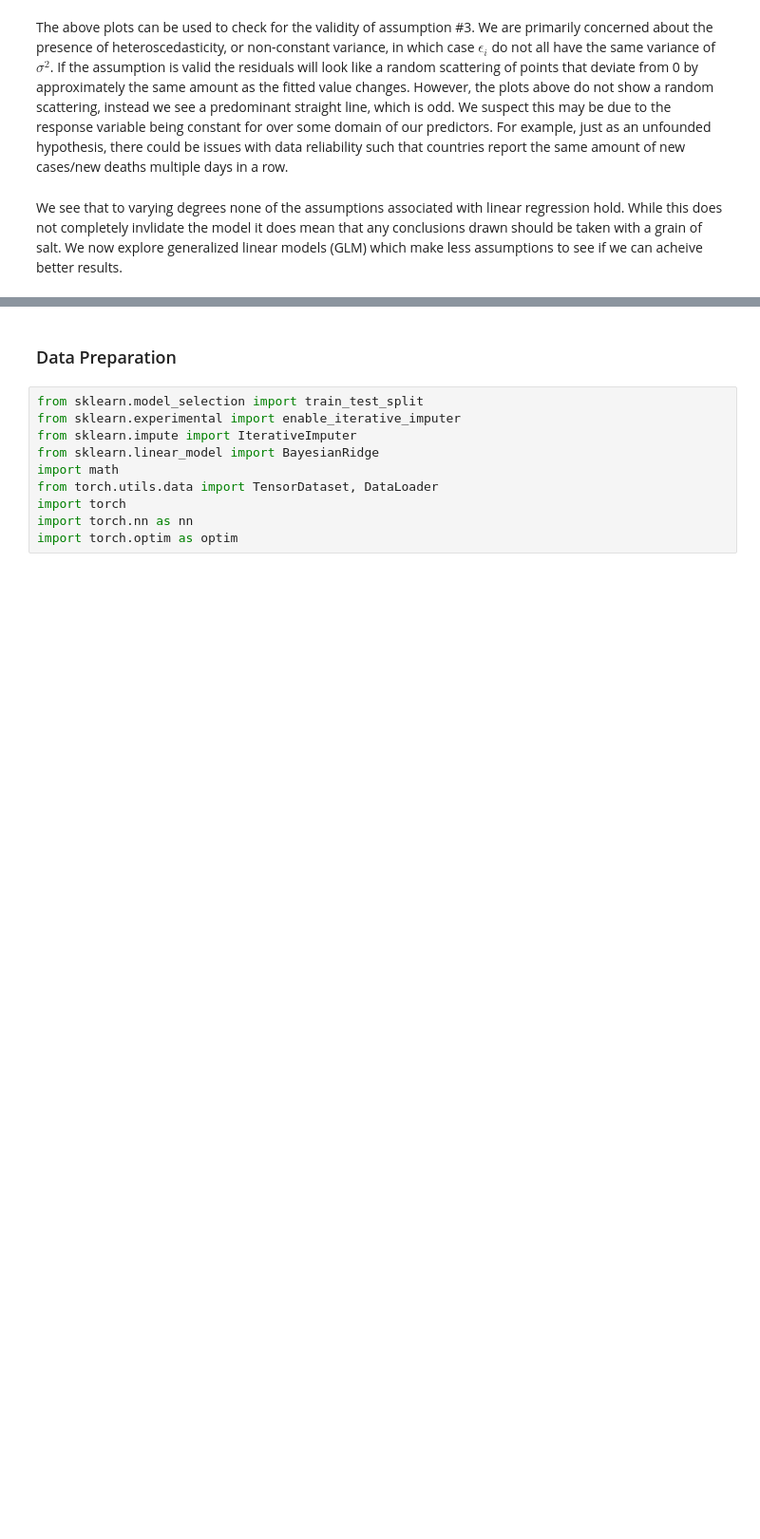
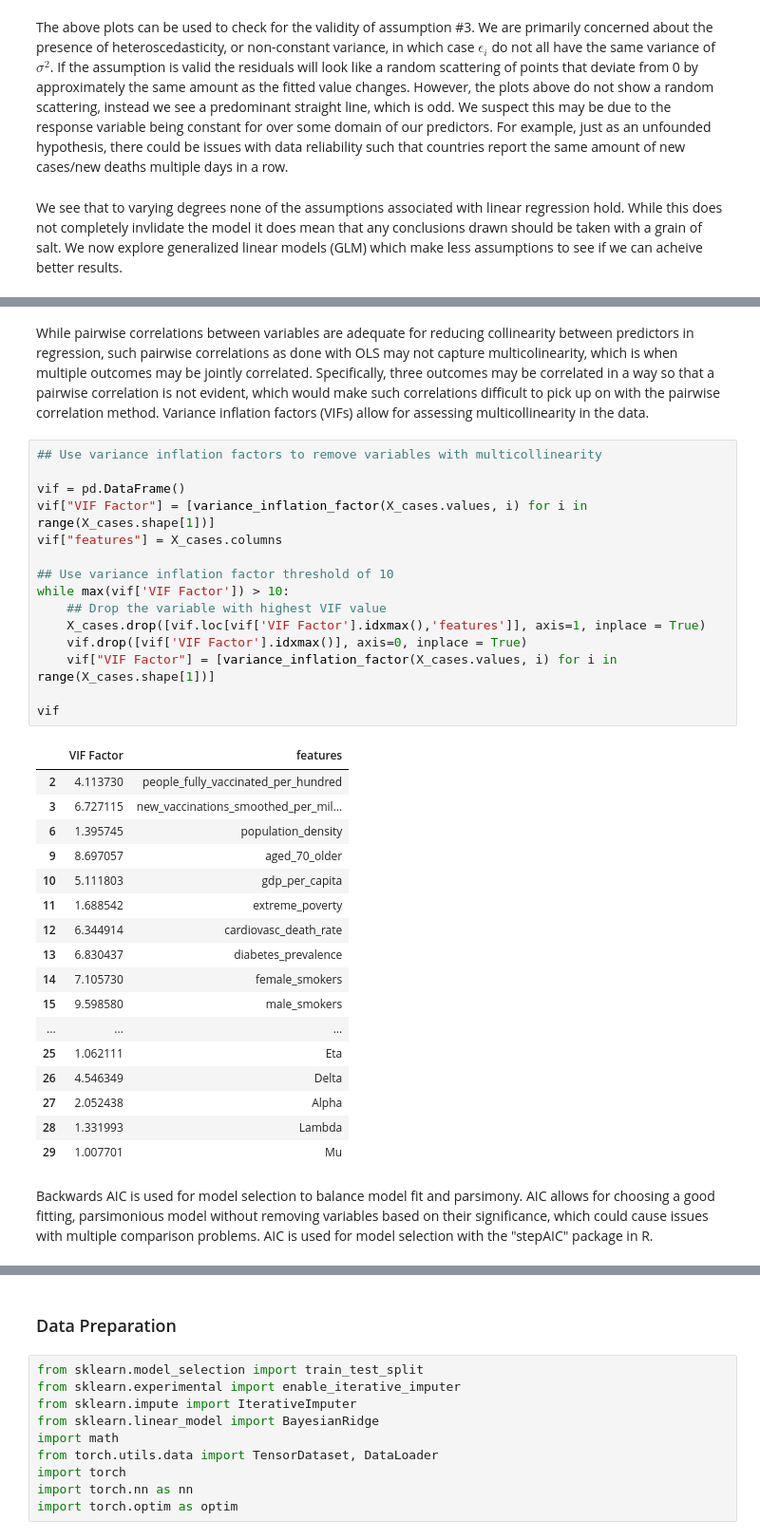
Before and after one commit to gportill/ml_final_project, a Jupyter notebook: Final Project Notebook.ipynb, the cells around one changed output, grey strips where cells are left out. Shown: that part at 95% size. Drawn from its saved outputs; the diff is of its cells as text; blank space fills up the shorter version.

```diff
--- a/Final Project Notebook.ipynb
+++ b/Final Project Notebook.ipynb
@@ -613,0 +647,37 @@ We see that to varying degrees none of the assumptions associated with linear re
+# %% [markdown]
+While pairwise correlations between variables are adequate for reducing collinearity between predictors in regression, such pairwise correlations as done with OLS may not capture multicolinearity, which is when multiple outcomes may be jointly correlated. Specifically, three outcomes may be correlated in a way so that a pairwise correlation is not evident, which would make such correlations difficult to pick up on with the pairwise correlation method. Variance inflation factors (VIFs) allow for assessing multicollinearity in the data.
+# %%
+## Use variance inflation factors to remove variables with multicollinearity
+
+vif = pd.DataFrame()
+vif["VIF Factor"] = [variance_inflation_factor(X_cases.values, i) for i in range(X_cases.shape[1])]
+vif["features"] = X_cases.columns
+
+## Use variance inflation factor threshold of 10
+while max(vif['VIF Factor']) > 10:
+    ## Drop the variable with highest VIF value
+    X_cases.drop([vif.loc[vif['VIF Factor'].idxmax(),'features']], axis=1, inplace = True)
+    vif.drop([vif['VIF Factor'].idxmax()], axis=0, inplace = True)
+    vif["VIF Factor"] = [variance_inflation_factor(X_cases.values, i) for i in range(X_cases.shape[1])]
+
+vif
+# %% [output]
+|  | VIF Factor | features |
+| 2 | 4.113730 | people_fully_vaccinated_per_hundred |
+| 3 | 6.727115 | new_vaccinations_smoothed_per_mil... |
+| 6 | 1.395745 | population_density |
+| 9 | 8.697057 | aged_70_older |
+| 10 | 5.111803 | gdp_per_capita |
+| 11 | 1.688542 | extreme_poverty |
+| 12 | 6.344914 | cardiovasc_death_rate |
+| 13 | 6.830437 | diabetes_prevalence |
+| 14 | 7.105730 | female_smokers |
+| 15 | 9.598580 | male_smokers |
+| ... | ... | ... |
+| 25 | 1.062111 | Eta |
+| 26 | 4.546349 | Delta |
+| 27 | 2.052438 | Alpha |
+| 28 | 1.331993 | Lambda |
+| 29 | 1.007701 | Mu |
+# %% [markdown]
+Backwards AIC is used for model selection to balance model fit and parsimony. AIC allows for choosing a good fitting, parsimonious model without removing variables based on their significance, which could cause issues with multiple comparison problems. AIC is used for model selection with the "stepAIC" package in R.
```
Also changed, not shown: parts of 36 cells of this notebook.
